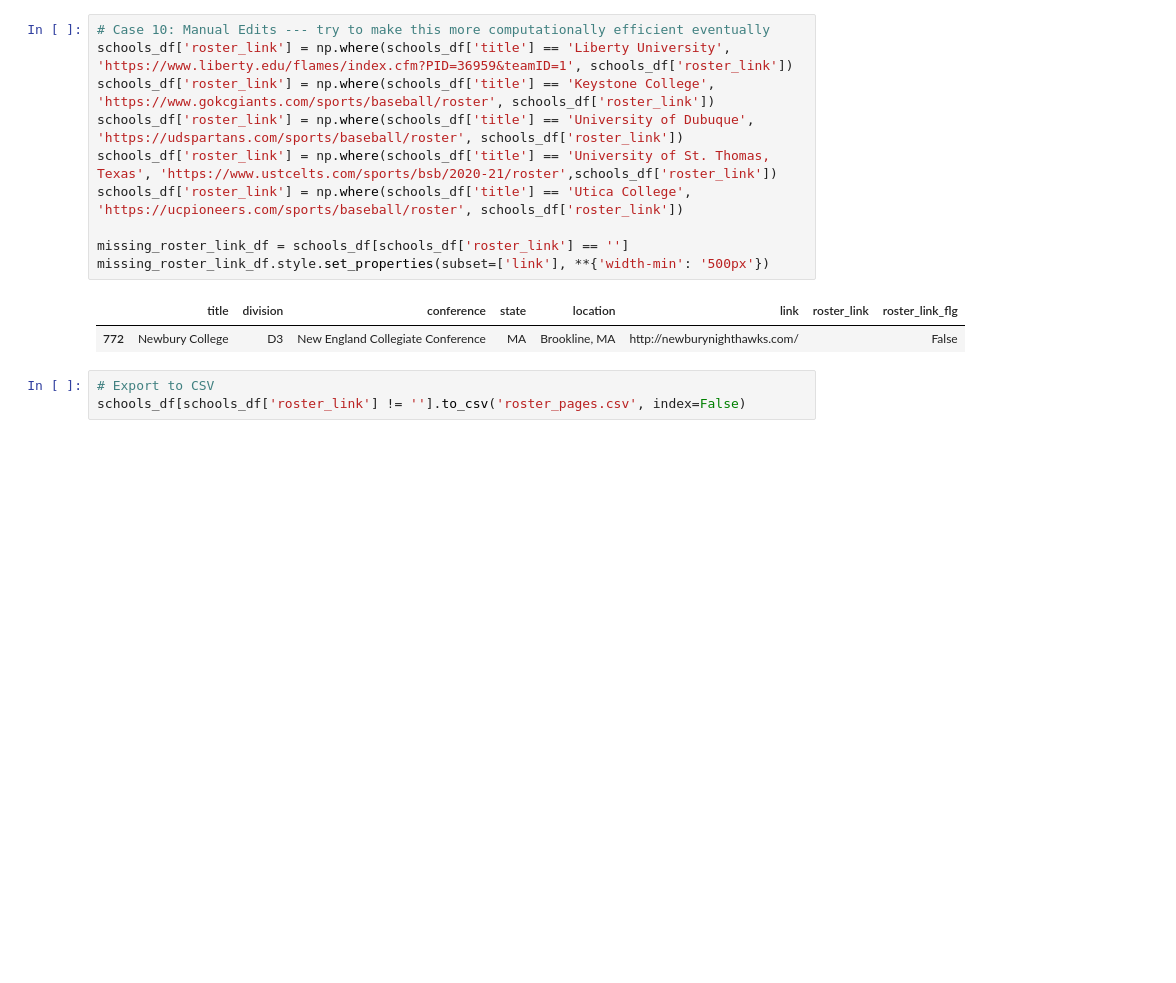
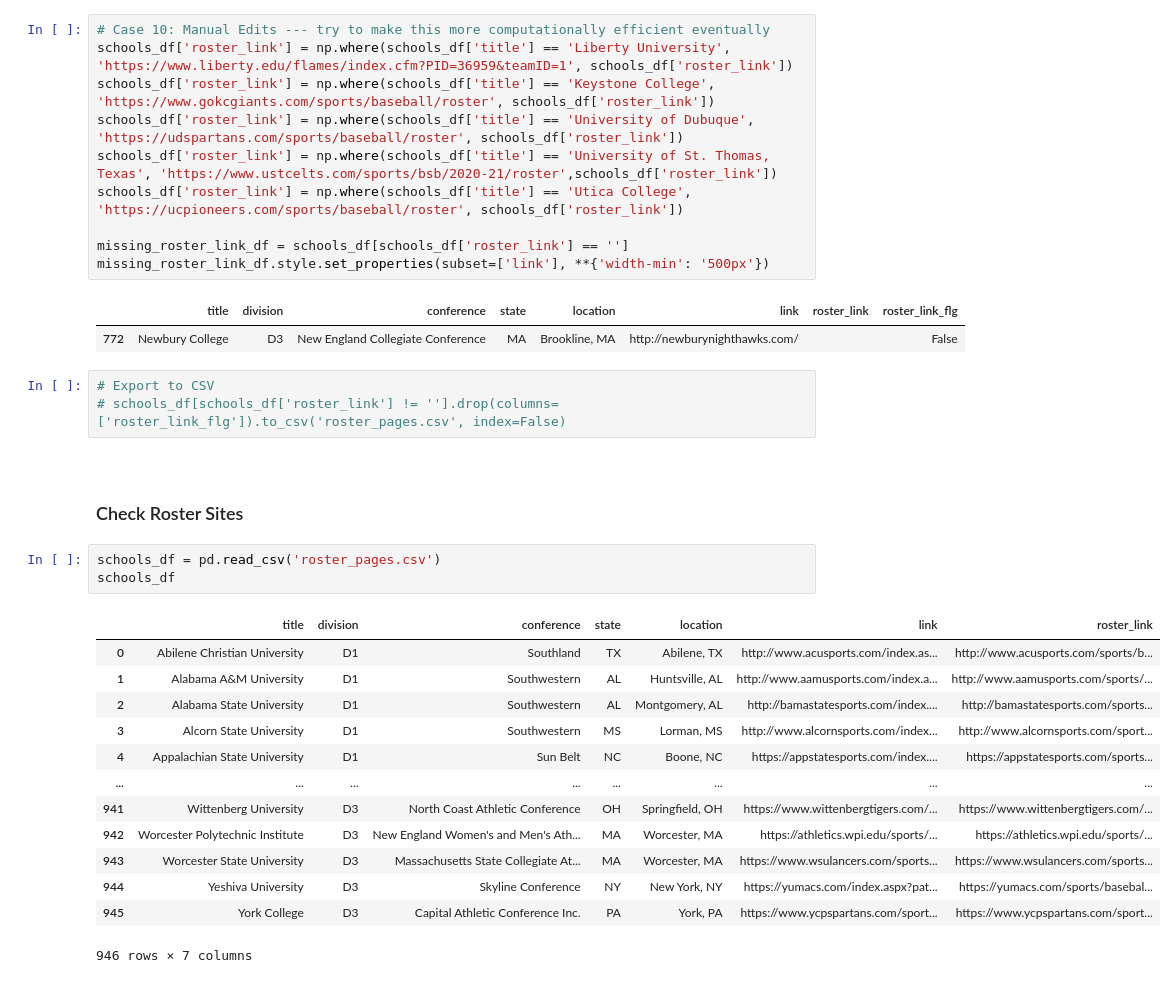
Before and after one commit to peteb206/pete_berryman_baseball, a Jupyter notebook: Projects/Canadian_Baseball_Network/Scrape_Canadian_Baseball_Network.ipynb, the cells around one changed output. Cells and saved outputs as stored; diff of their text form; blank space fills up the shorter version.

Commit message:
Check roster sites
Check roster sites

```diff
--- a/Projects/Canadian_Baseball_Network/Scrape_Canadian_Baseball_Network.ipynb
+++ b/Projects/Canadian_Baseball_Network/Scrape_Canadian_Baseball_Network.ipynb
@@ -176,4 +173,24 @@ missing_roster_link_df.style.set_properties(subset=['link'], **{'width-min': '50
 | 772 | Newbury College | D3 | New England Collegiate Conference | MA | Brookline, MA | http://newburynighthawks.com/ |  | False |
 # %%
 # Export to CSV
-schools_df[schools_df['roster_link'] != ''].to_csv('roster_pages.csv', index=False)
+# schools_df[schools_df['roster_link'] != ''].drop(columns=['roster_link_flg']).to_csv('roster_pages.csv', index=False)
+# %% [markdown]
+&nbsp;
+### Check Roster Sites
+# %%
+schools_df = pd.read_csv('roster_pages.csv')
+schools_df
+# %% [output]
+|  | title | division | conference | state | location | link | roster_link |
+| 0 | Abilene Christian University | D1 | Southland | TX | Abilene, TX | http://www.acusports.com/index.as... | http://www.acusports.com/sports/b... |
+| 1 | Alabama A&M University | D1 | Southwestern | AL | Huntsville, AL | http://www.aamusports.com/index.a... | http://www.aamusports.com/sports/... |
+| 2 | Alabama State University | D1 | Southwestern | AL | Montgomery, AL | http://bamastatesports.com/index.... | http://bamastatesports.com/sports... |
+| 3 | Alcorn State University | D1 | Southwestern | MS | Lorman, MS | http://www.alcornsports.com/index... | http://www.alcornsports.com/sport... |
+| 4 | Appalachian State University | D1 | Sun Belt | NC | Boone, NC | https://appstatesports.com/index.... | https://appstatesports.com/sports... |
+| ... | ... | ... | ... | ... | ... | ... | ... |
+| 941 | Wittenberg University | D3 | North Coast Athletic Conference | OH | Springfield, OH | https://www.wittenbergtigers.com/... | https://www.wittenbergtigers.com/... |
+| 942 | Worcester Polytechnic Institute | D3 | New England Women's and Men's Ath... | MA | Worcester, MA | https://athletics.wpi.edu/sports/... | https://athletics.wpi.edu/sports/... |
+| 943 | Worcester State University | D3 | Massachusetts State Collegiate At... | MA | Worcester, MA | https://www.wsulancers.com/sports... | https://www.wsulancers.com/sports... |
+| 944 | Yeshiva University | D3 | Skyline Conference | NY | New York, NY | https://yumacs.com/index.aspx?pat... | https://yumacs.com/sports/basebal... |
+| 945 | York College | D3 | Capital Athletic Conference Inc. | PA | York, PA | https://www.ycpspartans.com/sport... | https://www.ycpspartans.com/sport... |
+946 rows × 7 columns
```
Also changed, not shown: parts of 8 cells of this notebook, 1 other file.
